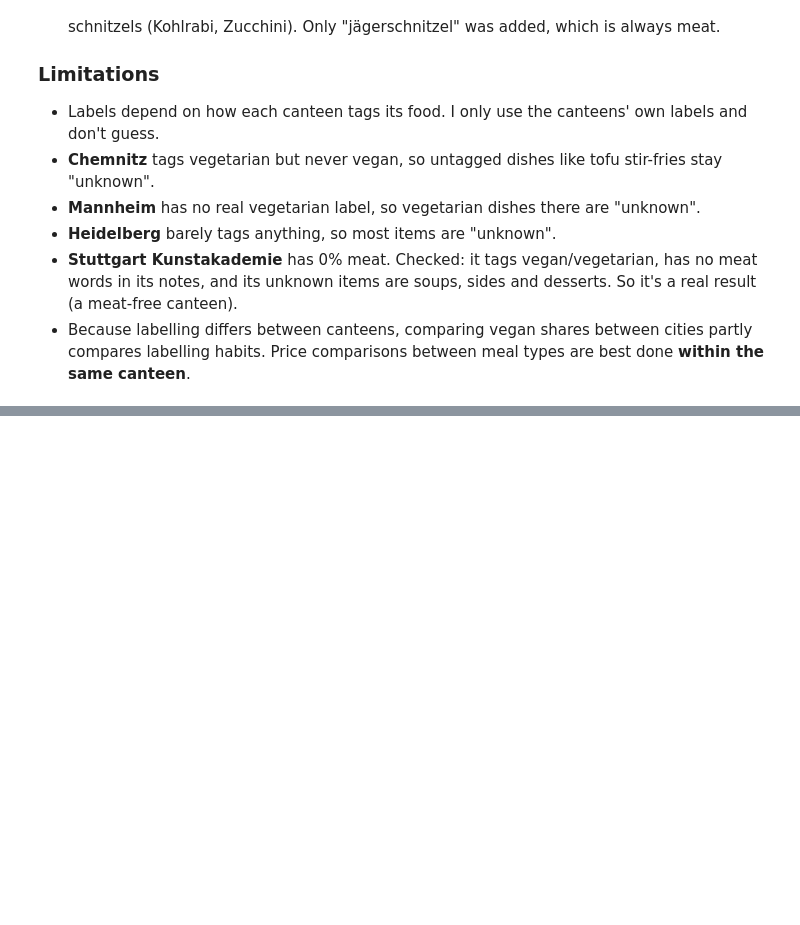
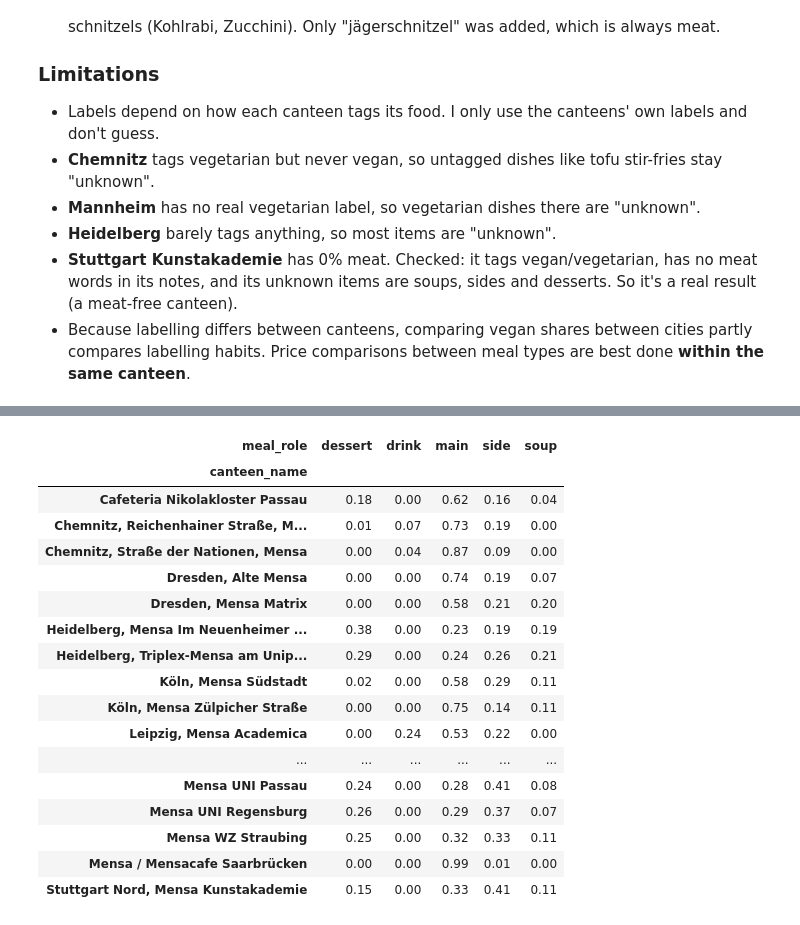
Before and after one commit to jasmeetkaurpelia/mensa-cost-of-living-analysis, a Jupyter notebook: notebooks/02_cleaning.ipynb, the cells around one changed output, grey strips where cells are left out. Saved outputs shown, nothing was run; the diff lists cells and outputs as text; code cells hidden in the pictures; blank space fills up the shorter version.

```diff
--- a/notebooks/02_cleaning.ipynb
+++ b/notebooks/02_cleaning.ipynb
@@ -599,0 +632,27 @@ Name: name, dtype: str
+# %%
+OTHER    = ["information", "hinweis", "achtung", "frohe festtage"]
+DESSERT  = ["dessert", "nachspeise", "nachtisch", "pudding", "kuchen", "panna cotta",
+            "obst", "brownie", "blondie"]
+DRINK    = ["smoothie", "getränk", r"\bkaffee\b", "eiskaffee", r"\btee\b", "glühwein",
+            "saft", "aqua natura", "kakao", "lassi", "buttermilch", "trinkschokolade", "eisschokolade"]
+SOUP     = ["suppe"]
+SIDE_CAT = ["beilage", "salatbuffet", "vorspeise"]          # checked in the CATEGORY only
+MAIN = ["hauptgericht", "wahlessen", "teller", "gericht", "pasta", r"menü\b"]
+
+MAIN_MIN_PRICE = 2.50
+
+category_text = df_clean["category"].str.lower()
+# %%
+role_conditions = [
+    has(name_text, OTHER),                                           # 1 announcements
+    has(name_text, DESSERT) & (df_clean["prices.students"] < MAIN_MIN_PRICE),   # 2 dessert (cheap only)
+    has(name_text, DRINK) | notes_text.str.contains("glas preis"),   # 3 drinks
+    has(name_text, SOUP) & (df_clean["prices.students"] < MAIN_MIN_PRICE),      # 4 soup (cheap only)
+    has(category_text, SIDE_CAT),                                    # 5 side: category only
+    has(name_text, MAIN),                                            # 6 main by keyword
+    df_clean["prices.students"] >= MAIN_MIN_PRICE,                   # 7 main by price
+]
+role_choices = ["other", "dessert", "drink", "soup", "side", "main", "main"]
+
+df_clean["meal_role"] = np.select(role_conditions, role_choices, default="side")
+df_clean["meal_role"].value_counts()
@@ -599,0 +704,21 @@ Name: name, dtype: str
+# %%
+pd.crosstab(df_clean["canteen_name"], df_clean["meal_role"], normalize="index").round(2)
+# %% [output]
+| meal_role | dessert | drink | main | side | soup |
+| canteen_name |  |  |  |  |  |
+| Cafeteria Nikolakloster Passau | 0.18 | 0.00 | 0.62 | 0.16 | 0.04 |
+| Chemnitz, Reichenhainer Straße, M... | 0.01 | 0.07 | 0.73 | 0.19 | 0.00 |
+| Chemnitz, Straße der Nationen, Mensa | 0.00 | 0.04 | 0.87 | 0.09 | 0.00 |
+| Dresden, Alte Mensa | 0.00 | 0.00 | 0.74 | 0.19 | 0.07 |
+| Dresden, Mensa Matrix | 0.00 | 0.00 | 0.58 | 0.21 | 0.20 |
+| Heidelberg, Mensa Im Neuenheimer ... | 0.38 | 0.00 | 0.23 | 0.19 | 0.19 |
+| Heidelberg, Triplex-Mensa am Unip... | 0.29 | 0.00 | 0.24 | 0.26 | 0.21 |
+| Köln, Mensa Südstadt | 0.02 | 0.00 | 0.58 | 0.29 | 0.11 |
+| Köln, Mensa Zülpicher Straße | 0.00 | 0.00 | 0.75 | 0.14 | 0.11 |
+| Leipzig, Mensa Academica | 0.00 | 0.24 | 0.53 | 0.22 | 0.00 |
+| ... | ... | ... | ... | ... | ... |
+| Mensa UNI Passau | 0.24 | 0.00 | 0.28 | 0.41 | 0.08 |
+| Mensa UNI Regensburg | 0.26 | 0.00 | 0.29 | 0.37 | 0.07 |
+| Mensa WZ Straubing | 0.25 | 0.00 | 0.32 | 0.33 | 0.11 |
+| Mensa / Mensacafe Saarbrücken | 0.00 | 0.00 | 0.99 | 0.01 | 0.00 |
+| Stuttgart Nord, Mensa Kunstakademie | 0.15 | 0.00 | 0.33 | 0.41 | 0.11 |
```
Also changed, not shown: parts of 24 cells of this notebook.
